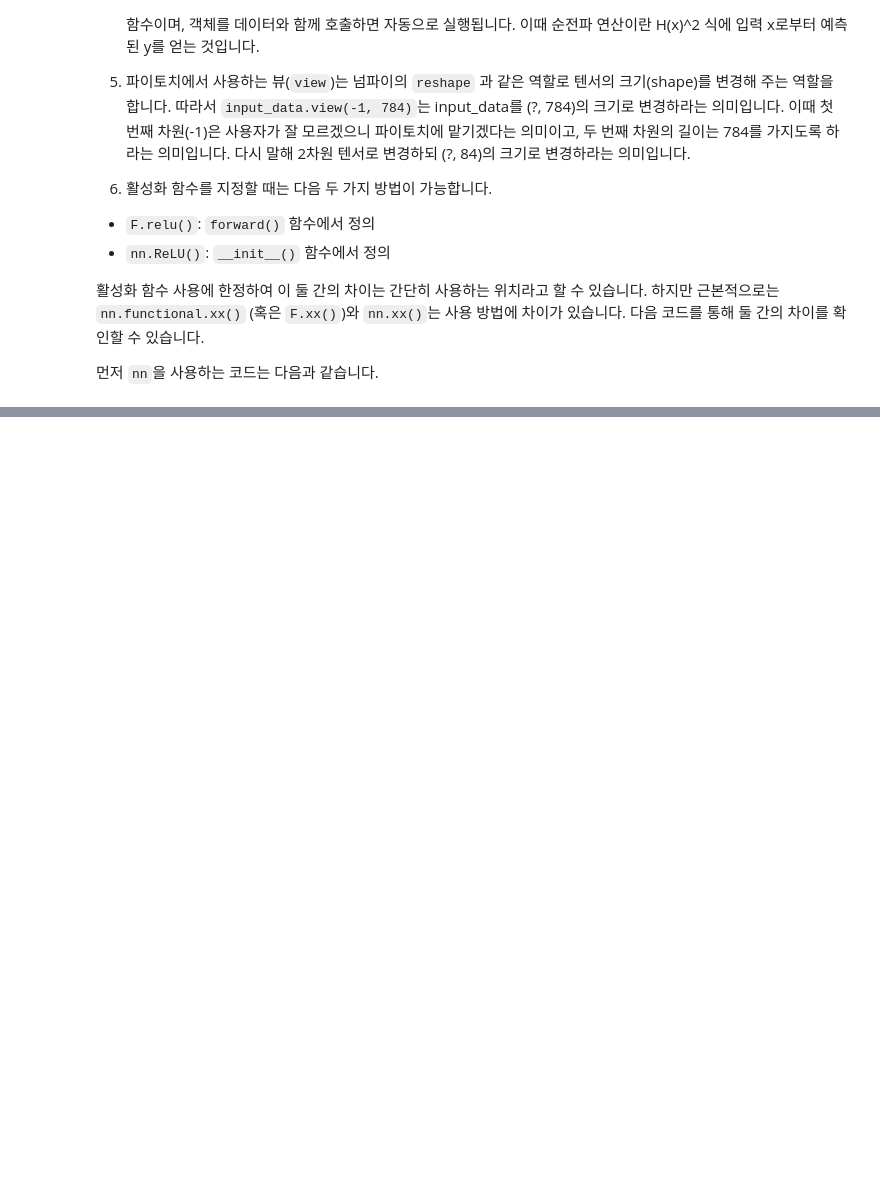
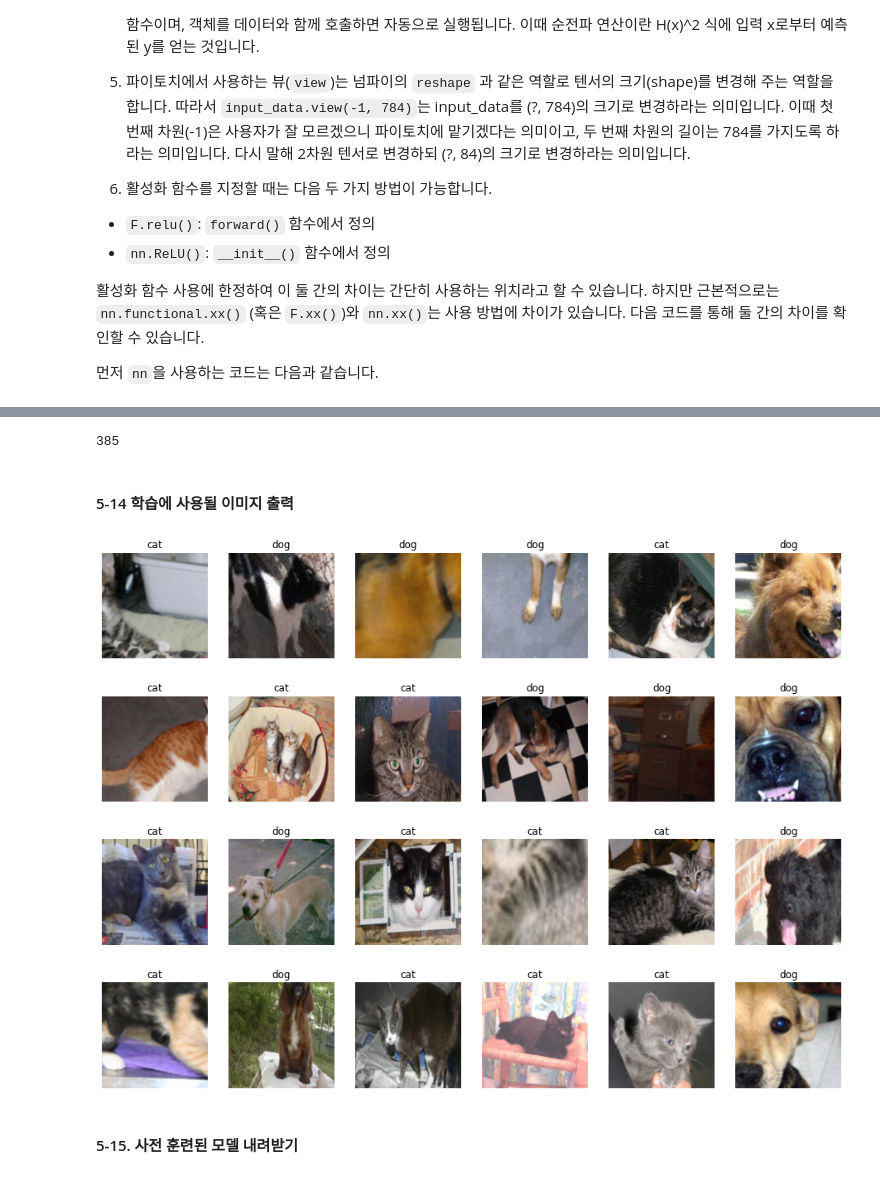
Before and after one commit to jeguring/public_repo, a Jupyter notebook: Deeplearning_PyTorch/220602-04_딥러닝파이토치교과서_(CNN-modeling)_v1.0_HB.ipynb, the cells around one changed output, grey strips where cells are left out. Saved outputs shown, nothing was run; the diff lists cells and outputs as text; code cells hidden in the pictures; blank space fills up the shorter version.

```diff
--- a/Deeplearning_PyTorch/220602-04_딥러닝파이토치교과서_(CNN-modeling)_v1.0_HB.ipynb
+++ b/Deeplearning_PyTorch/220602-04_딥러닝파이토치교과서_(CNN-modeling)_v1.0_HB.ipynb
@@ -177,0 +397,36 @@ FashionDNN(
+# %%
+data_path = '/home/hb/python/pytorch_book/080289/chap05/data/catanddog/train'
+
+transform = transforms.Compose(
+    [
+        transforms.Resize([256, 256]),
+        transforms.RandomResizedCrop(224),
+        transforms.RandomHorizontalFlip(),
+        transforms.ToTensor()
+    ]
+)
+
+train_dataset = torchvision.datasets.ImageFolder(data_path, transform=transform)
+train_loader = torch.utils.data.DataLoader(
+    train_dataset, batch_size = 32, num_workers = 8, shuffle = True
+)
+
+print(len(train_dataset))
+# %% [output]
+385
+# %% [markdown]
+#### 5-14 학습에 사용될 이미지 출력
+# %%
+samples, labels = iter(train_loader).next()
+classes = {0:'cat', 1:'dog'}
+fig = plt.figure(figsize=(16,24))
+for i in range(24):
+    a = fig.add_subplot(4,6,i+1)
+    a.set_title(classes[labels[i].item()])
+    a.axis('off')
+    a.imshow(np.transpose(samples[i].numpy(), (1,2,0)))
+plt.subplots_adjust(bottom=0.2, top=0.6, hspace=0)
+# %% [output]
+[figure, added]
+# %% [markdown]
+#### 5-15. 사전 훈련된 모델 내려받기
```
Also changed, not shown: parts of 43 cells of this notebook, 1 other file.
